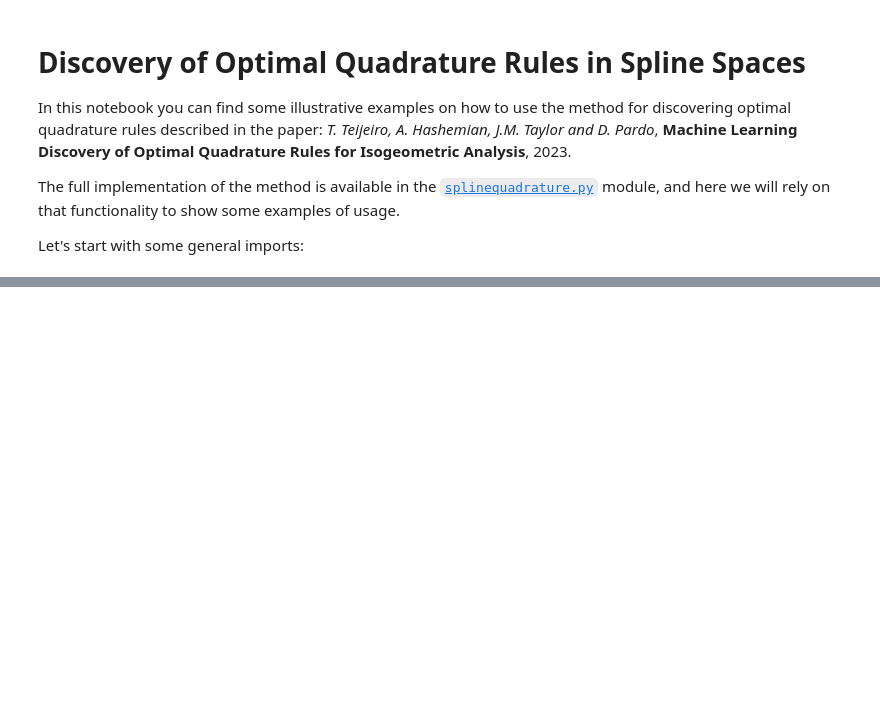
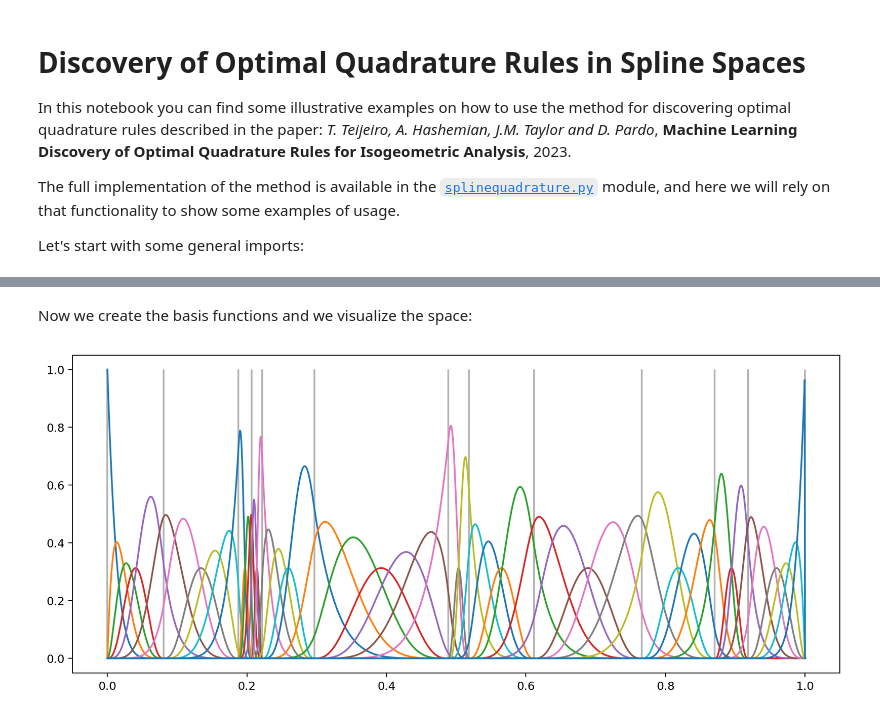
Before and after one commit to Mathmode/spline-integration-IGA, a Jupyter notebook: Spline Integration.ipynb, the cells around one changed output, grey strips where cells are left out. Cells and saved outputs as stored; diff of their text form; code cells hidden in the pictures; blank space fills up the shorter version.

```diff
--- a/Spline Integration.ipynb
+++ b/Spline Integration.ipynb
@@ -34,0 +114,13 @@ fig = plt.plot(X, basis(X).T)
+# %%
+np.random.seed(5)
+partition_nunif = np.concatenate(([0.], np.sort(np.random.rand(n_e-1)), [1.]))
+# %% [markdown]
+Now we create the basis functions and we visualize the space:
+# %%
+basis_nunif = jax.jit(splinesbfns(d, partition_nunif, k))
+X = jnp.linspace(0, 1, 2000)
+fig = plt.figure(figsize=(12, 5), dpi=180)
+plt.vlines(partition_nunif, 0, 1, alpha=0.3, color='k')
+_ = plt.plot(X, basis_nunif(X).T)
+# %% [output]
+[figure, added]
```
Also changed, not shown: parts of 16 cells of this notebook, 3 other files.
